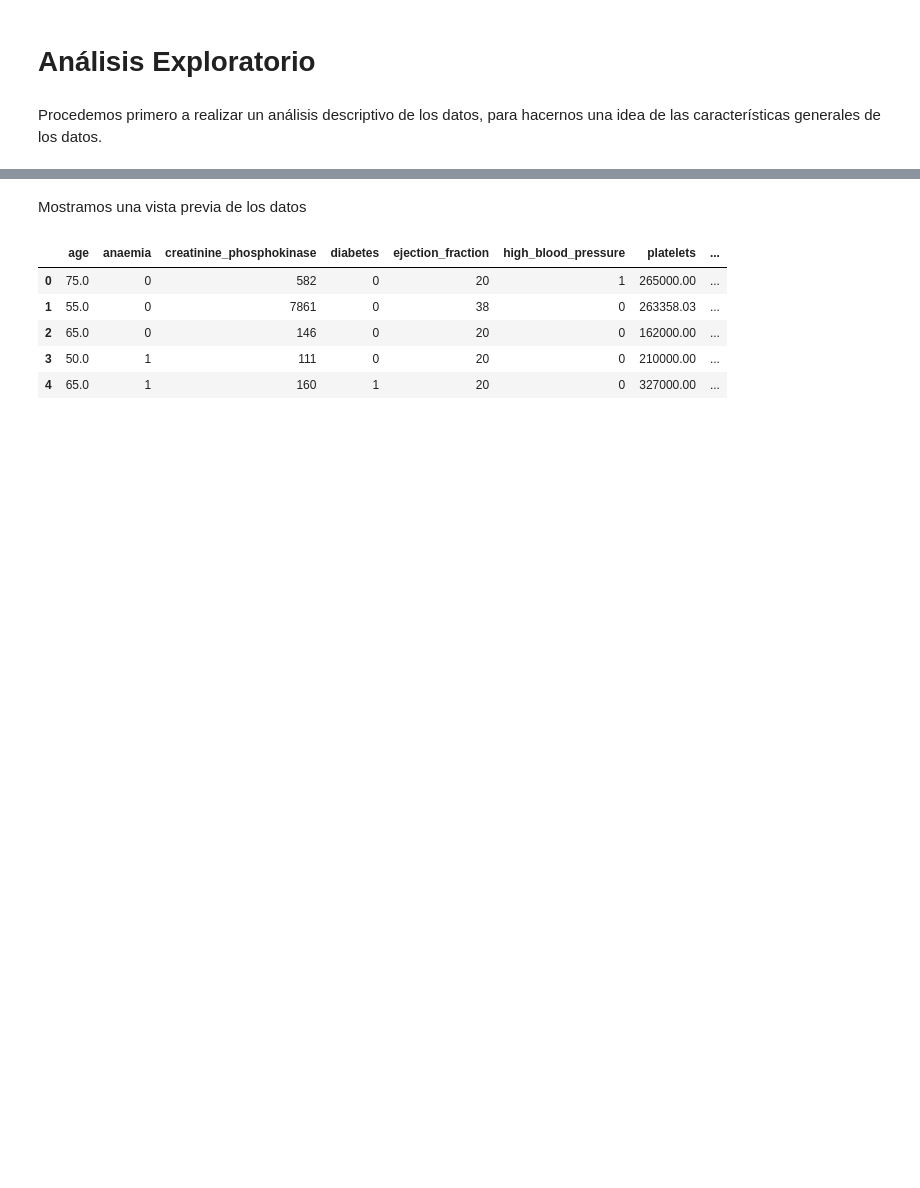
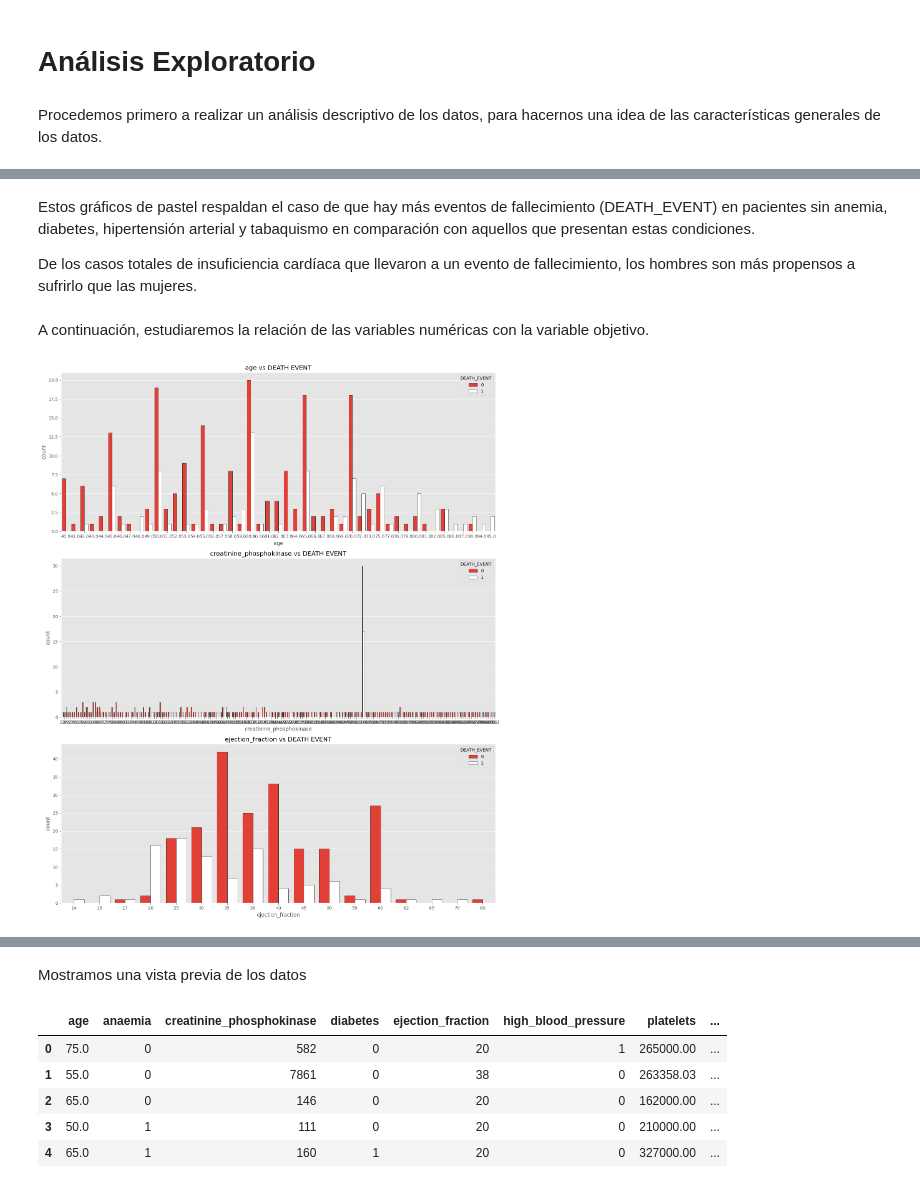
Before and after one commit to Pablogv00/TFM-PGV-Heart-Data, a Jupyter notebook: tfm.ipynb, the cells around one changed output, grey strips where cells are left out. Drawn from its saved outputs; the diff is of its cells as text; code cells hidden in the pictures; blank space fills up the shorter version.

```diff
--- a/tfm.ipynb
+++ b/tfm.ipynb
@@ -101,0 +199,18 @@ Generación de matriz de correlación
+# %% [markdown]
+Estos gráficos de pastel respaldan el caso de que hay más eventos de fallecimiento (DEATH_EVENT) en pacientes sin anemia, diabetes, hipertensión arterial y tabaquismo en comparación con aquellos que presentan estas condiciones.
+
+De los casos totales de insuficiencia cardíaca que llevaron a un evento de fallecimiento, los hombres son más propensos a sufrirlo que las mujeres.
+# %% [markdown]
+A continuación, estudiaremos la relación de las variables numéricas con la variable objetivo.
+# %%
+fig, ax = plt.subplots(nrows=3, ncols=1, figsize=(15, 18))
+for i in range(3):  # Primeros 3 histogramas
+    plt.subplot(3, 1, i + 1)
+    sns.countplot(x=num_cols[i], data=df, hue="DEATH_EVENT", palette=colors, edgecolor='black')
+    title = num_cols[i] + ' vs DEATH EVENT'
+    plt.title(title)
+
+plt.tight_layout()
+plt.show()
+# %% [output]
+[figure, added]
```
Also changed, not shown: parts of 21 cells of this notebook.
